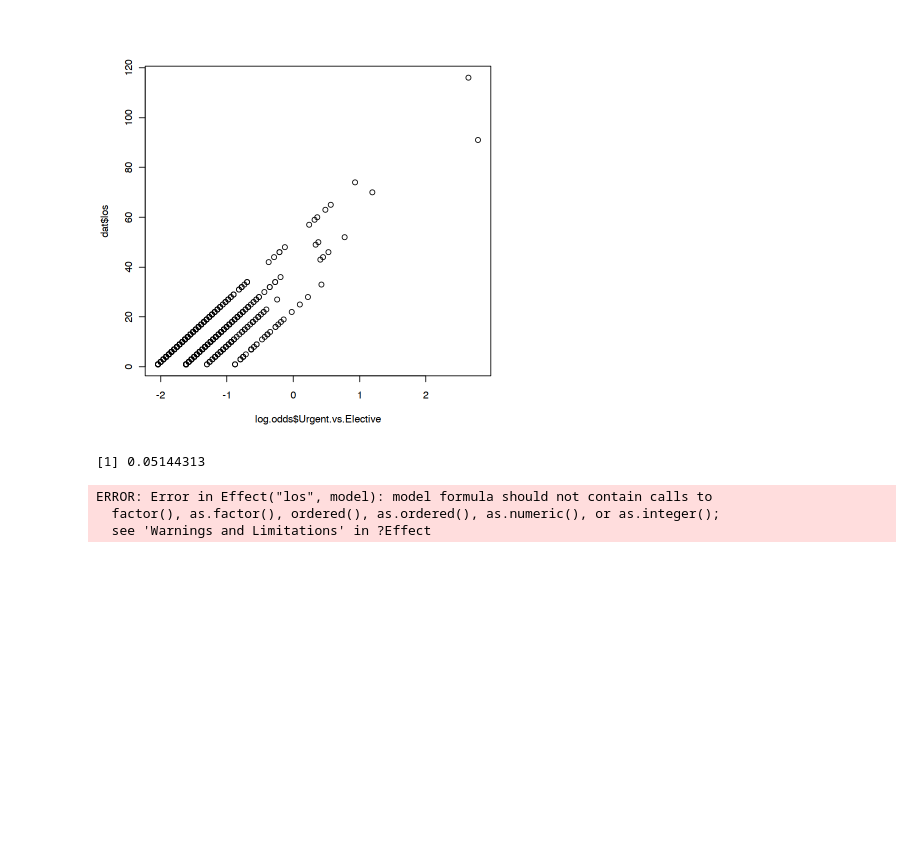
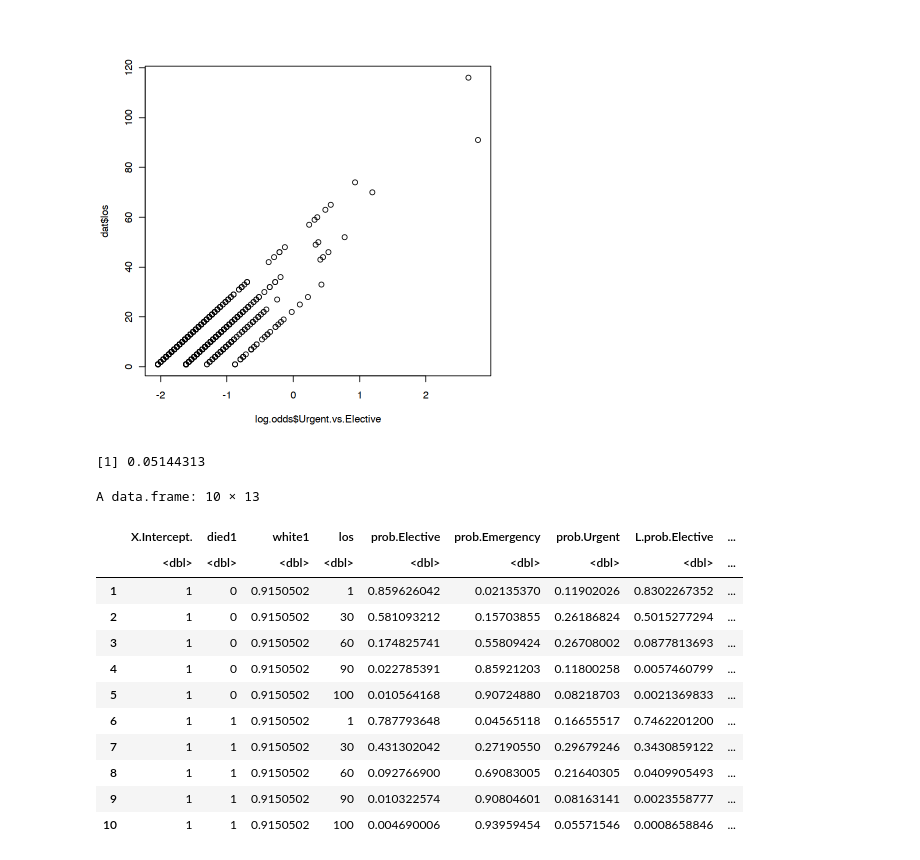
Before and after one commit to erikseulean/glm, a Jupyter notebook: glm_practical4.ipynb, the cells around one changed output. Drawn from its saved outputs; the diff is of its cells as text; code cells hidden in the pictures; blank space fills up the shorter version.

```diff
--- a/glm_practical4.ipynb
+++ b/glm_practical4.ipynb
@@ -151,12 +151,15 @@ as.factor(white):as.factor(age80)    2.759  2   0.251690
 Signif. codes:  0 ‘***’ 0.001 ‘**’ 0.01 ‘*’ 0.05 ‘.’ 0.1 ‘ ’ 1
 # %%
 # Fit model with given parameters
-model<-multinom(admission ~ as.factor(died) + as.factor(white) + los + as.factor(age),dat=dat)
+dat$died = as.factor(dat$died)
+dat$white = as.factor(dat$white)
+dat$age = as.factor(dat$age)
+model<-multinom(admission ~ died + white + los + age,dat=dat)
 summary(model)
 print(Anova(model)) # anova shows that age is not significant at 5% level,
 #no difference between the full model and the restricted model. p-value 0.7
 #remove age as it's not significant to predict the admission type
-model = update(model, .~.-as.factor(age))
+model = update(model, .~.-age)
 print(Anova(model)) # everything is significant now
 AIC(model)
 # %% [output]
@@ -205,0 +211,4 @@ Signif. codes:  0 ‘***’ 0.001 ‘**’ 0.01 ‘*’ 0.05 ‘.’ 0.1 ‘ ’
+# %%
+dat$died = as.factor(dat$died)
+dat$white = as.factor(dat$white)
+dat$age = as.factor(dat$age)
@@ -485,10 +557,20 @@ RMcFadden
 pred_white_dead<-predict(model,newdata=data.frame(white=as.factor(1), died=as.factor(1),los=dat$los),type="probs")
 # %%
 require(effects)
-fit.eff <- Effect("los", model)
+fit.eff <- Effect(c("los", "died"), model)
 data.frame(fit.eff$model.matrix, fit.eff$prob, fit.eff$lower.prob,
            fit.eff$upper.prob)
 # %% [output]
-ERROR: Error in Effect("los", model): model formula should not contain calls to
-  factor(), as.factor(), ordered(), as.ordered(), as.numeric(), or as.integer();
-  see 'Warnings and Limitations' in ?Effect
+A data.frame: 10 × 13
+|  | X.Intercept. | died1 | white1 | los | prob.Elective | prob.Emergency | prob.Urgent | L.prob.Elective | ... |
+|  | <dbl> | <dbl> | <dbl> | <dbl> | <dbl> | <dbl> | <dbl> | <dbl> | ... |
+| 1 | 1 | 0 | 0.9150502 | 1 | 0.859626042 | 0.02135370 | 0.11902026 | 0.8302267352 | ... |
+| 2 | 1 | 0 | 0.9150502 | 30 | 0.581093212 | 0.15703855 | 0.26186824 | 0.5015277294 | ... |
+| 3 | 1 | 0 | 0.9150502 | 60 | 0.174825741 | 0.55809424 | 0.26708002 | 0.0877813693 | ... |
+| 4 | 1 | 0 | 0.9150502 | 90 | 0.022785391 | 0.85921203 | 0.11800258 | 0.0057460799 | ... |
+| 5 | 1 | 0 | 0.9150502 | 100 | 0.010564168 | 0.90724880 | 0.08218703 | 0.0021369833 | ... |
+| 6 | 1 | 1 | 0.9150502 | 1 | 0.787793648 | 0.04565118 | 0.16655517 | 0.7462201200 | ... |
+| 7 | 1 | 1 | 0.9150502 | 30 | 0.431302042 | 0.27190550 | 0.29679246 | 0.3430859122 | ... |
+| 8 | 1 | 1 | 0.9150502 | 60 | 0.092766900 | 0.69083005 | 0.21640305 | 0.0409905493 | ... |
+| 9 | 1 | 1 | 0.9150502 | 90 | 0.010322574 | 0.90804601 | 0.08163141 | 0.0023558777 | ... |
+| 10 | 1 | 1 | 0.9150502 | 100 | 0.004690006 | 0.93959454 | 0.05571546 | 0.0008658846 | ... |
```
Also changed, not shown: parts of 6 cells of this notebook.
